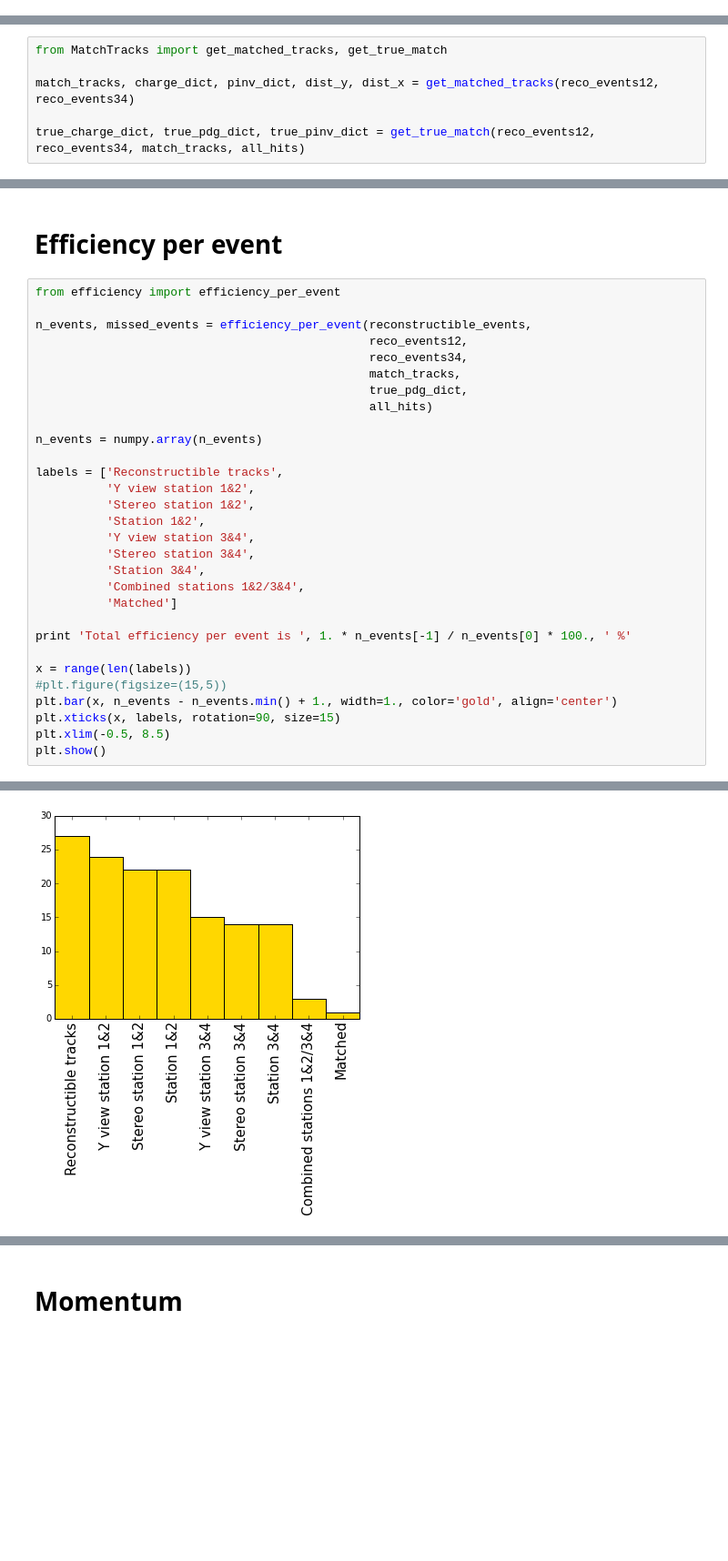
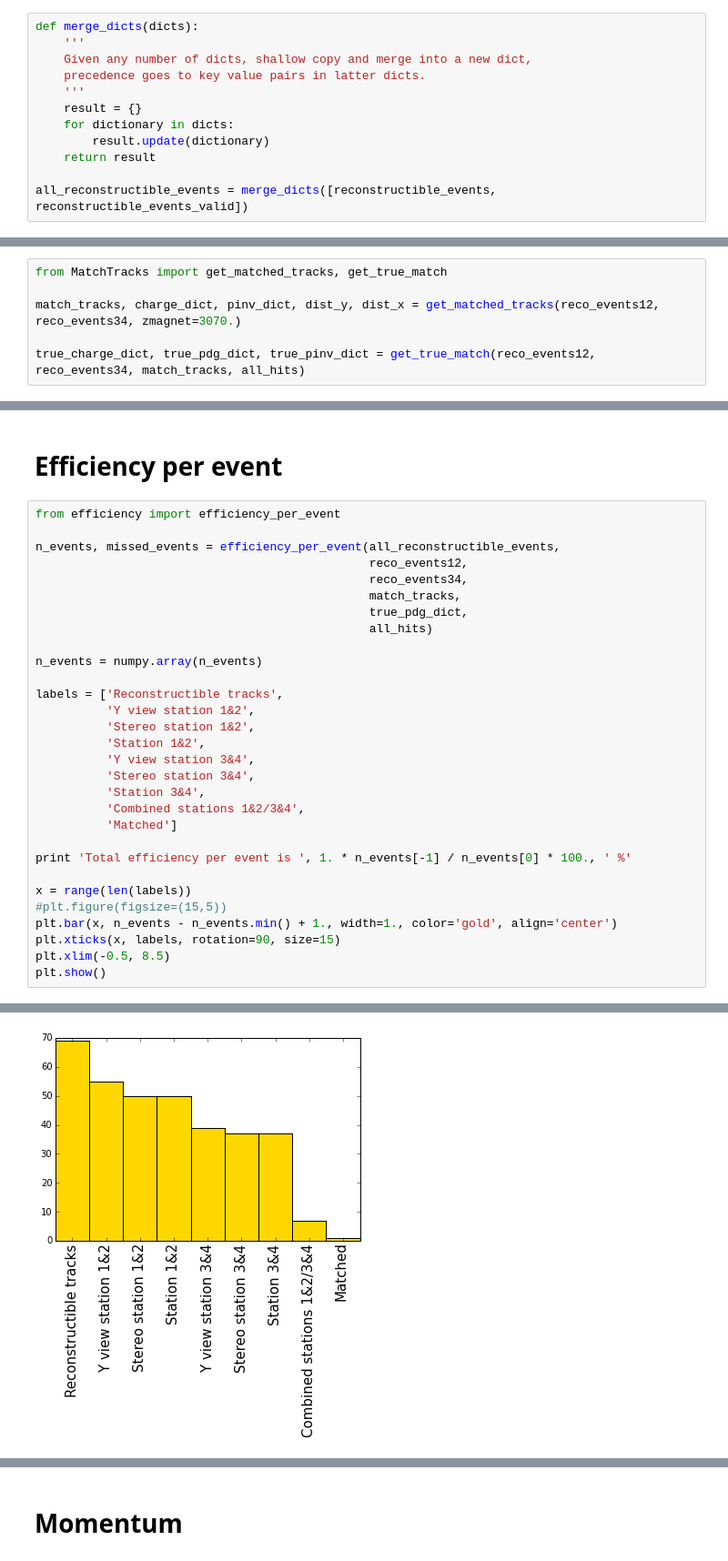
Before and after one commit to yandexdataschool/ship_tracks_recognition, a Jupyter notebook: notebooks/track_pattern_recognition.ipynb, the cells around one changed output, grey strips where cells are left out. Shown: that part at 91% size. Cells and saved outputs as stored; diff of their text form; blank space fills up the shorter version.

```diff
--- a/notebooks/track_pattern_recognition.ipynb
+++ b/notebooks/track_pattern_recognition.ipynb
@@ -65,6 +108,18 @@ array([ 513,    2,  515,  516, 1541,  518,    7,   10, 2059, 1036, 1550,
        1851, 2040,  978, 2467, 2317, 1494, 1785, 2266,  782, 2127, 2014,
        2405,  484,  806, 1617,  490, 2471, 2029, 1006, 1021, 1008, 1009,
        1011,  500, 2037,  502, 1528, 1987, 1279,  102, 2046, 1023])
+# %%
+def merge_dicts(dicts):
+    '''
+    Given any number of dicts, shallow copy and merge into a new dict,
+    precedence goes to key value pairs in latter dicts.
+    '''
+    result = {}
+    for dictionary in dicts:
+        result.update(dictionary)
+    return result
+
+all_reconstructible_events = merge_dicts([reconstructible_events, reconstructible_events_valid])
 # %% [markdown]
 # Stations 1&2
 # %%
@@ -130,7 +185,7 @@ reco_events34 = reco_events34_pkl
 # %%
 from MatchTracks import get_matched_tracks, get_true_match
 
-match_tracks, charge_dict, pinv_dict, dist_y, dist_x = get_matched_tracks(reco_events12, reco_events34)
+match_tracks, charge_dict, pinv_dict, dist_y, dist_x = get_matched_tracks(reco_events12, reco_events34, zmagnet=3070.)
 
 true_charge_dict, true_pdg_dict, true_pinv_dict = get_true_match(reco_events12, reco_events34, match_tracks, all_hits)
 # %%
@@ -227,7 +282,7 @@ plt.show()
 # %%
 from efficiency import efficiency_per_event
 
-n_events, missed_events = efficiency_per_event(reconstructible_events,
+n_events, missed_events = efficiency_per_event(all_reconstructible_events,
                                                reco_events12,
                                                reco_events34,
                                                match_tracks,
@@ -259,4 +314,4 @@ Total efficiency per event is  91.8238993711  %
-[figure, old version]
+[figure, new version]
 # %%
 n_events
 # %% [output]
```
Also changed, not shown: parts of 14 cells of this notebook, 13 other files.
